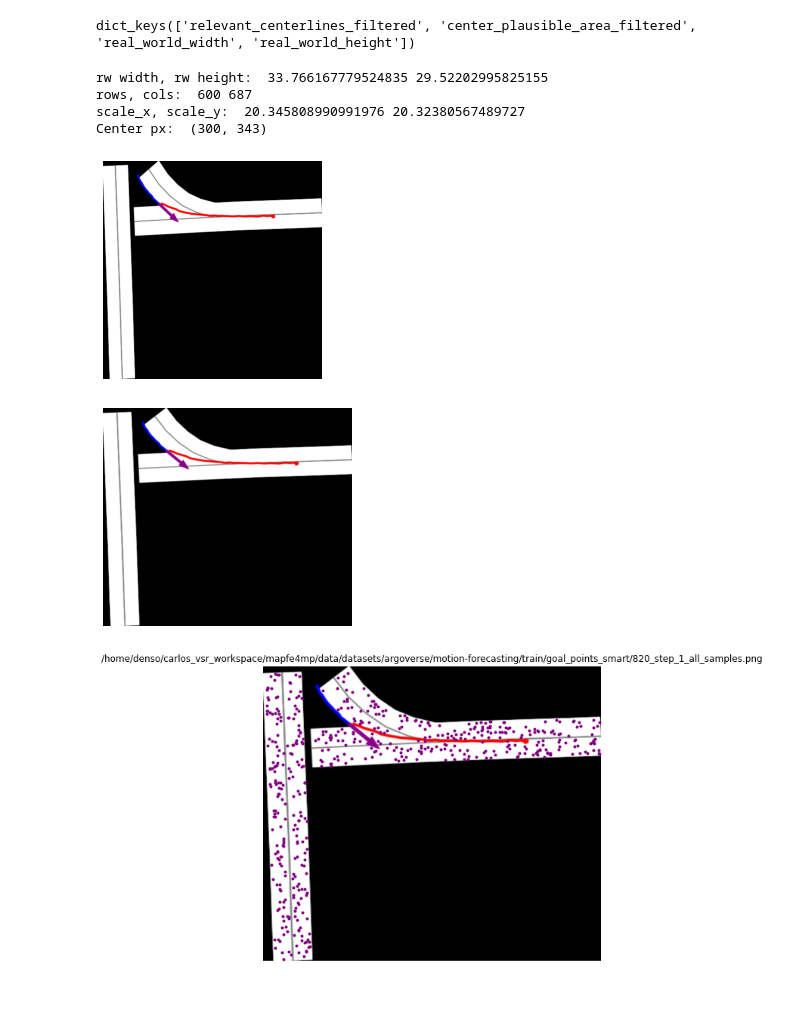
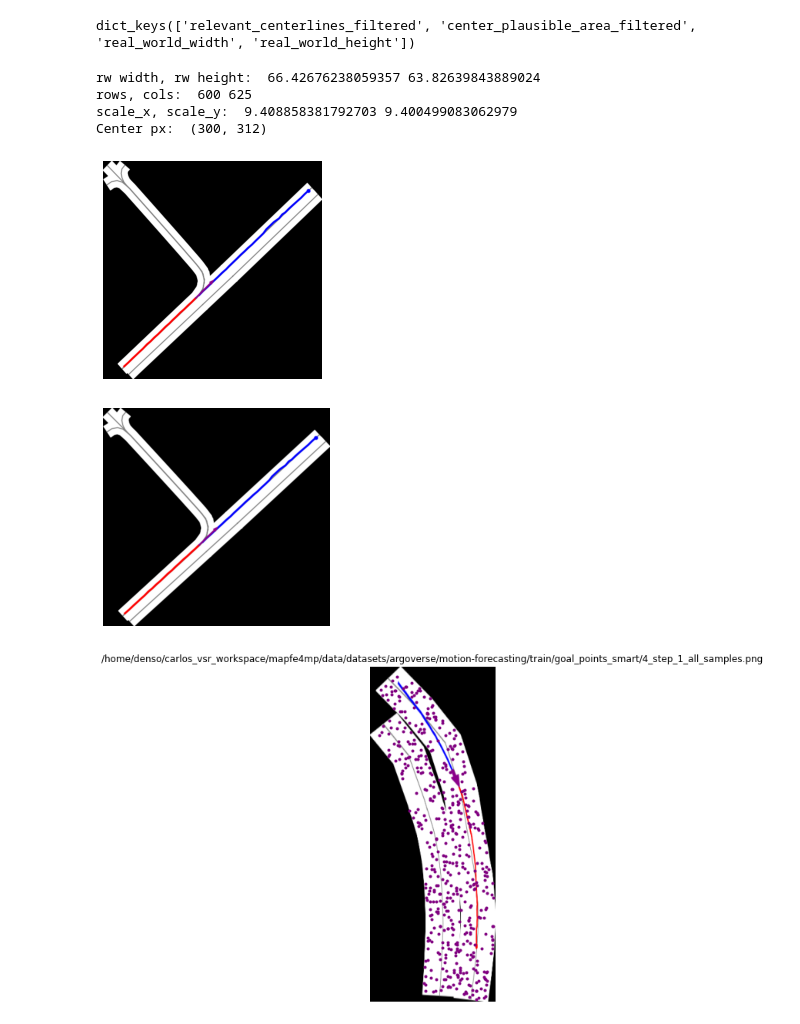
Before and after one commit to Cram3r95/mapfe4mp, a Jupyter notebook: evaluate/argoverse/test_goal_points_smart.ipynb, the cells around one changed output. Drawn from its saved outputs; the diff is of its cells as text; code cells hidden in the pictures; blank space fills up the shorter version.

```diff
--- a/evaluate/argoverse/test_goal_points_smart.ipynb
+++ b/evaluate/argoverse/test_goal_points_smart.ipynb
@@ -92,7 +92,7 @@ dict_keys(['relevant_centerlines_filtered', 'center_plausible_area_filtered', 'r
 # %%
 # 1. Load specific sequence info
 
-file_id = 820
+file_id = 1
 
 # 1.1. Load agent's trajectory
 
@@ -116,39 +116,39 @@ real_world_height = data_dict[str(file_id)]["real_world_height"]
 print("rw width, rw height: ", real_world_width, real_world_height)
 
 # rows = height (y in rw) and cols = width (x in rw) of an image
 
 rows = 600
 
 ## Rescale the columns in order to have roughly the same scale in both axis
 
 cols = math.ceil(rows*(real_world_width/real_world_height))
 scale_x = float(cols/real_world_width) # px/m
 scale_y = float(rows/real_world_height) # px/m
 center_px = (int(rows/2),int(cols/2))
 
 print("rows, cols: ", rows, cols)
 print("scale_x, scale_y: ", scale_x, scale_y)
 print("Center px: ", center_px)
 
 img = cv2.imread(img_filename)
 img = cv2.cvtColor(img, cv2.COLOR_BGR2RGB)
 
 plt.imshow(img)
 plt.axis("off")
 plt.show()
 
 img = cv2.resize(img, dsize=(cols,rows))
 
 plt.imshow(img)
 plt.axis("off")
 plt.show()
 # %% [output]
-rw width, rw height:  33.766167779524835 29.52202995825155
-rows, cols:  600 687
-scale_x, scale_y:  20.345808990991976 20.32380567489727
-Center px:  (300, 343)
+rw width, rw height:  66.42676238059357 63.82639843889024
+rows, cols:  600 625
+scale_x, scale_y:  9.408858381792703 9.400499083062979
+Center px:  (300, 312)
-[figure, old version]
+[figure, new version]
-[figure, old version]
+[figure, new version]
 # %%
 # 2. Get random points from the feasible area points (N samples)
 
@@ -162,4 +162,4 @@ filename = os.path.join(goal_points_folder,str(file_id) + "_step_1_all_samples.p
 goal_points_functions.plot_fepoints(img, filename, goals_px_x=fe_x, goals_px_y=fe_y,
                                     save_fig=save_fig, show=show, change_bg=change_img_bg)
 # %% [output]
-[figure, old version]
+[figure, new version]
```
Also changed, not shown: parts of 2 cells of this notebook, 9 other files.
